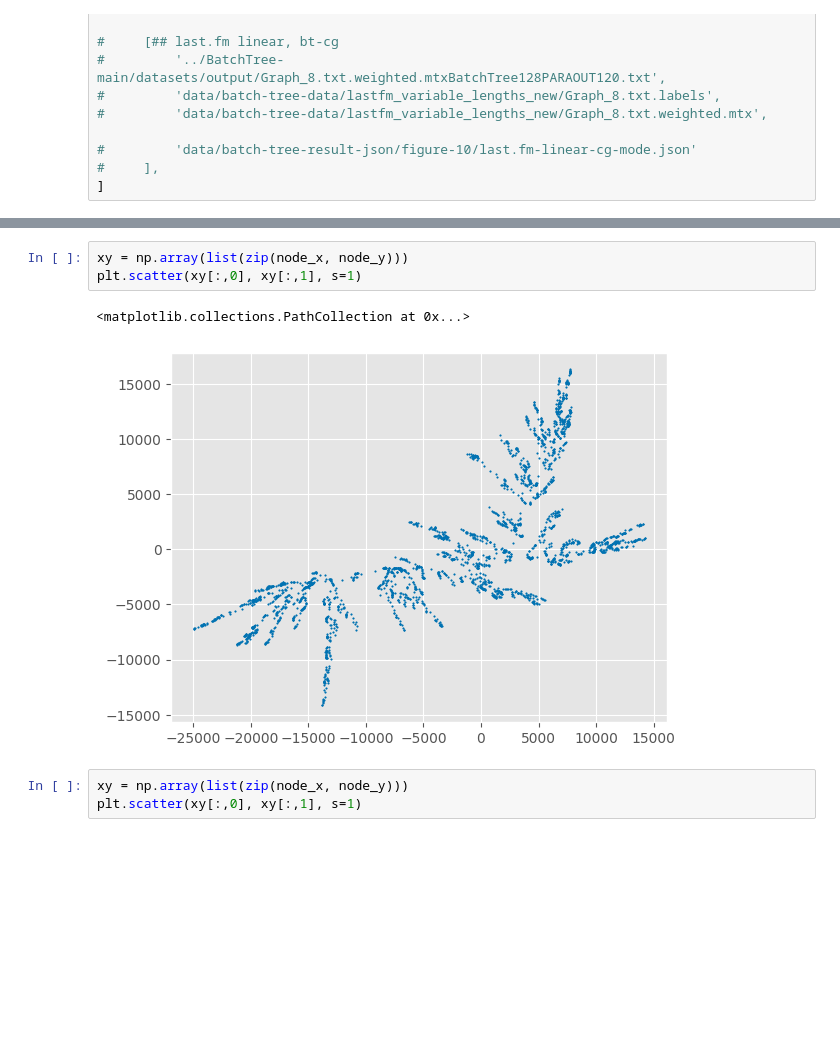
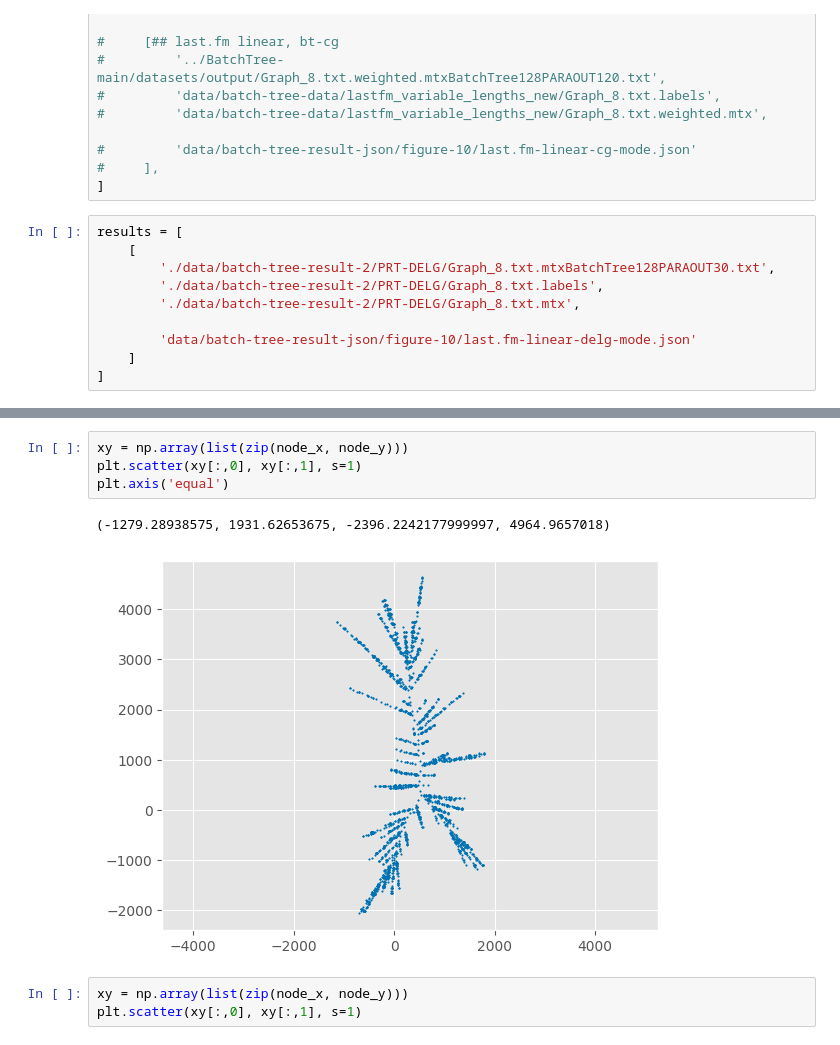
Before and after one commit to tiga1231/zmlt, a Jupyter notebook: batchtreeresult2json.ipynb, the cells around one changed output, grey strips where cells are left out. Saved outputs shown, nothing was run; the diff lists cells and outputs as text; blank space fills up the shorter version.

```diff
--- a/batchtreeresult2json.ipynb
+++ b/batchtreeresult2json.ipynb
@@ -85,6 +83,16 @@ results = [
 #         'data/batch-tree-result-json/figure-10/last.fm-linear-cg-mode.json'
 #     ],
 ]
+# %%
+results = [
+    [
+        './data/batch-tree-result-2/PRT-DELG/Graph_8.txt.mtxBatchTree128PARAOUT30.txt',
+        './data/batch-tree-result-2/PRT-DELG/Graph_8.txt.labels',
+        './data/batch-tree-result-2/PRT-DELG/Graph_8.txt.mtx',
+
+        'data/batch-tree-result-json/figure-10/last.fm-linear-delg-mode.json'
+    ]
+]
 # %%
 for pos, label, edge, out_fn in results:
     print(pos)
@@ -124,9 +132,10 @@ for pos, label, edge, out_fn in results:
 # %%
 xy = np.array(list(zip(node_x, node_y)))
 plt.scatter(xy[:,0], xy[:,1], s=1)
+plt.axis('equal')
 # %% [output]
-<matplotlib.collections.PathCollection at 0x...>
+(-1279.28938575, 1931.62653675, -2396.2242177999997, 4964.9657018)
-[figure, old version]
+[figure, new version]
 # %%
 xy = np.array(list(zip(node_x, node_y)))
 plt.scatter(xy[:,0], xy[:,1], s=1)
```
Also changed, not shown: parts of 2 cells of this notebook, 1 other file.
